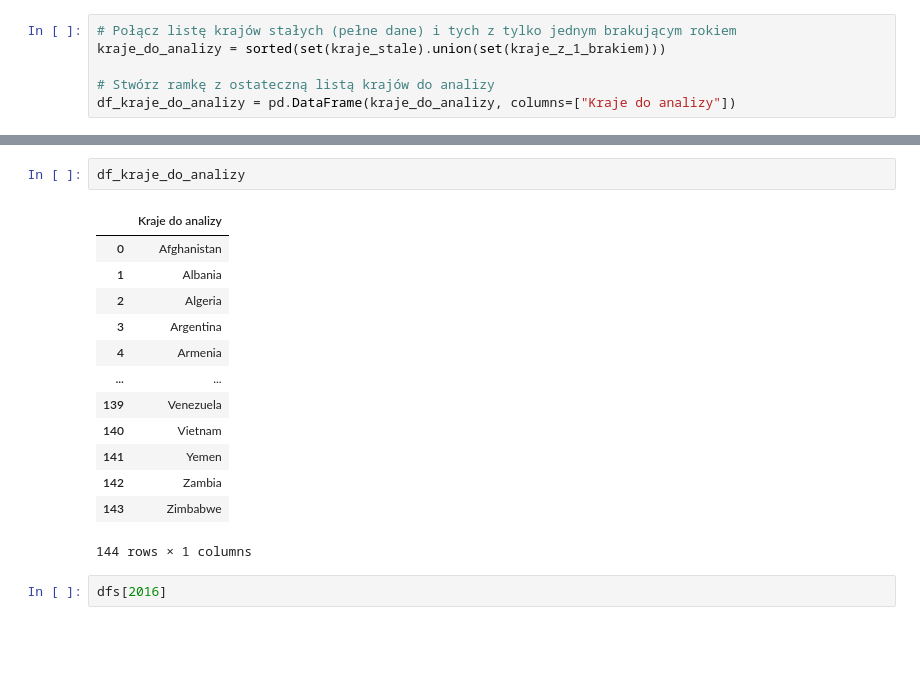
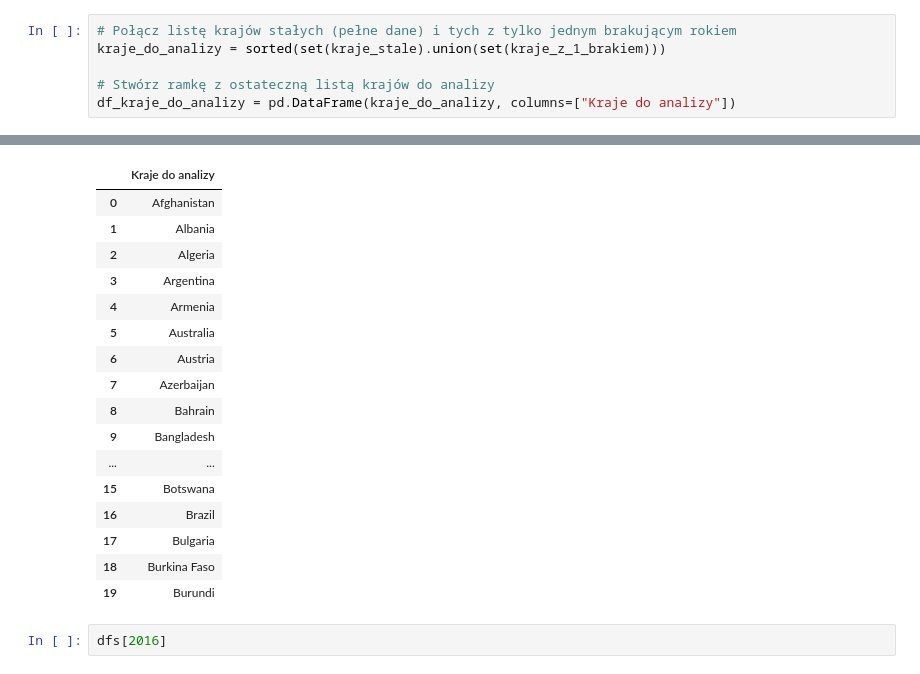
Before and after one commit to Kinga94/SAD_zadanie, a Jupyter notebook: SAD_world_happines_report.ipynb, the cells around one changed output, grey strips where cells are left out. Cells and saved outputs as stored; diff of their text form; blank space fills up the shorter version.

```diff
--- a/SAD_world_happines_report.ipynb
+++ b/SAD_world_happines_report.ipynb
@@ -836,19 +889,22 @@ df_kraje_do_analizy = pd.DataFrame(kraje_do_analizy, columns=["Kraje do analizy"
 # %%
-df_kraje_do_analizy
 # %% [output]
 |  | Kraje do analizy |
 | 0 | Afghanistan |
 | 1 | Albania |
 | 2 | Algeria |
 | 3 | Argentina |
 | 4 | Armenia |
+| 5 | Australia |
+| 6 | Austria |
+| 7 | Azerbaijan |
+| 8 | Bahrain |
+| 9 | Bangladesh |
 | ... | ... |
-| 139 | Venezuela |
-| 140 | Vietnam |
-| 141 | Yemen |
-| 142 | Zambia |
-| 143 | Zimbabwe |
+| 15 | Botswana |
+| 16 | Brazil |
+| 17 | Bulgaria |
+| 18 | Burkina Faso |
+| 19 | Burundi |
-144 rows × 1 columns
 # %%
 dfs[2016]
 # %% [output]
```
Also changed, not shown: parts of 21 cells of this notebook.
